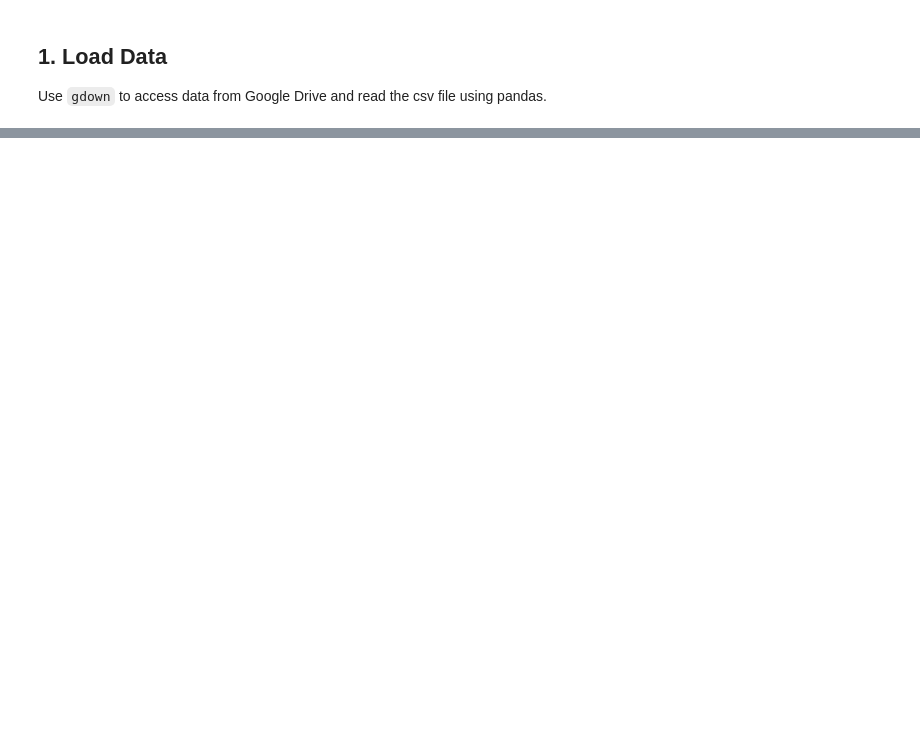
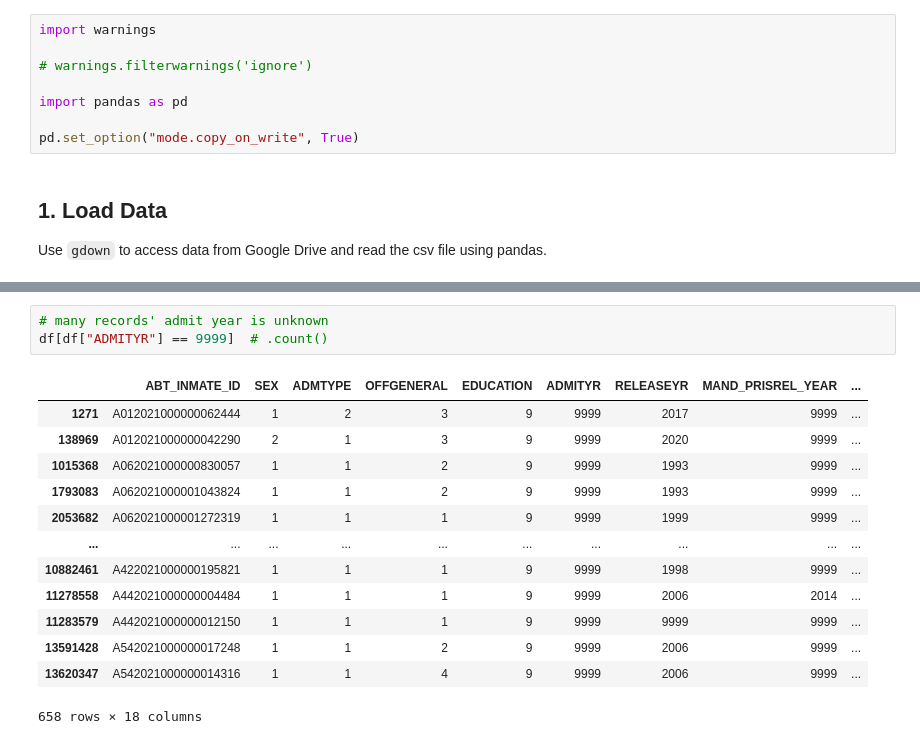
Before and after one commit to TeaTafaj/Recidivism-Education, a Jupyter notebook: eda.ipynb, the cells around one changed output, grey strips where cells are left out. Drawn from its saved outputs; the diff is of its cells as text; blank space fills up the shorter version.

```diff
--- a/eda.ipynb
+++ b/eda.ipynb
@@ -4,6 +4,14 @@
 - What cleaning is needed for null values like 9999?
 - How can we best operationalize (measure) recidivism by counting repeating ID records?
 - Based on all of the above, what should be our choices of treatment and control states?
+# %%
+import warnings
+
+# warnings.filterwarnings('ignore')
+
+import pandas as pd
+
+pd.set_option("mode.copy_on_write", True)
 # %% [markdown]
 ## 1. Load Data
 Use `gdown` to access data from Google Drive and read the csv file using pandas.
@@ -33,0 +117,17 @@ To: /Users/ananyajogalekar/Library/CloudStorage/GoogleDrive-ananyajogalekar5@gma
+# %%
+# many records' admit year is unknown
+df[df["ADMITYR"] == 9999]  # .count()
+# %% [output]
+|  | ABT_INMATE_ID | SEX | ADMTYPE | OFFGENERAL | EDUCATION | ADMITYR | RELEASEYR | MAND_PRISREL_YEAR | ... |
+| 1271 | A012021000000062444 | 1 | 2 | 3 | 9 | 9999 | 2017 | 9999 | ... |
+| 138969 | A012021000000042290 | 2 | 1 | 3 | 9 | 9999 | 2020 | 9999 | ... |
+| 1015368 | A062021000000830057 | 1 | 1 | 2 | 9 | 9999 | 1993 | 9999 | ... |
+| 1793083 | A062021000001043824 | 1 | 1 | 2 | 9 | 9999 | 1993 | 9999 | ... |
+| 2053682 | A062021000001272319 | 1 | 1 | 1 | 9 | 9999 | 1999 | 9999 | ... |
+| ... | ... | ... | ... | ... | ... | ... | ... | ... | ... |
+| 10882461 | A422021000000195821 | 1 | 1 | 1 | 9 | 9999 | 1998 | 9999 | ... |
+| 11278558 | A442021000000004484 | 1 | 1 | 1 | 9 | 9999 | 2006 | 2014 | ... |
+| 11283579 | A442021000000012150 | 1 | 1 | 1 | 9 | 9999 | 9999 | 9999 | ... |
+| 13591428 | A542021000000017248 | 1 | 1 | 2 | 9 | 9999 | 2006 | 9999 | ... |
+| 13620347 | A542021000000014316 | 1 | 1 | 4 | 9 | 9999 | 2006 | 9999 | ... |
+658 rows × 18 columns
```
Also changed, not shown: parts of 11 cells of this notebook.
